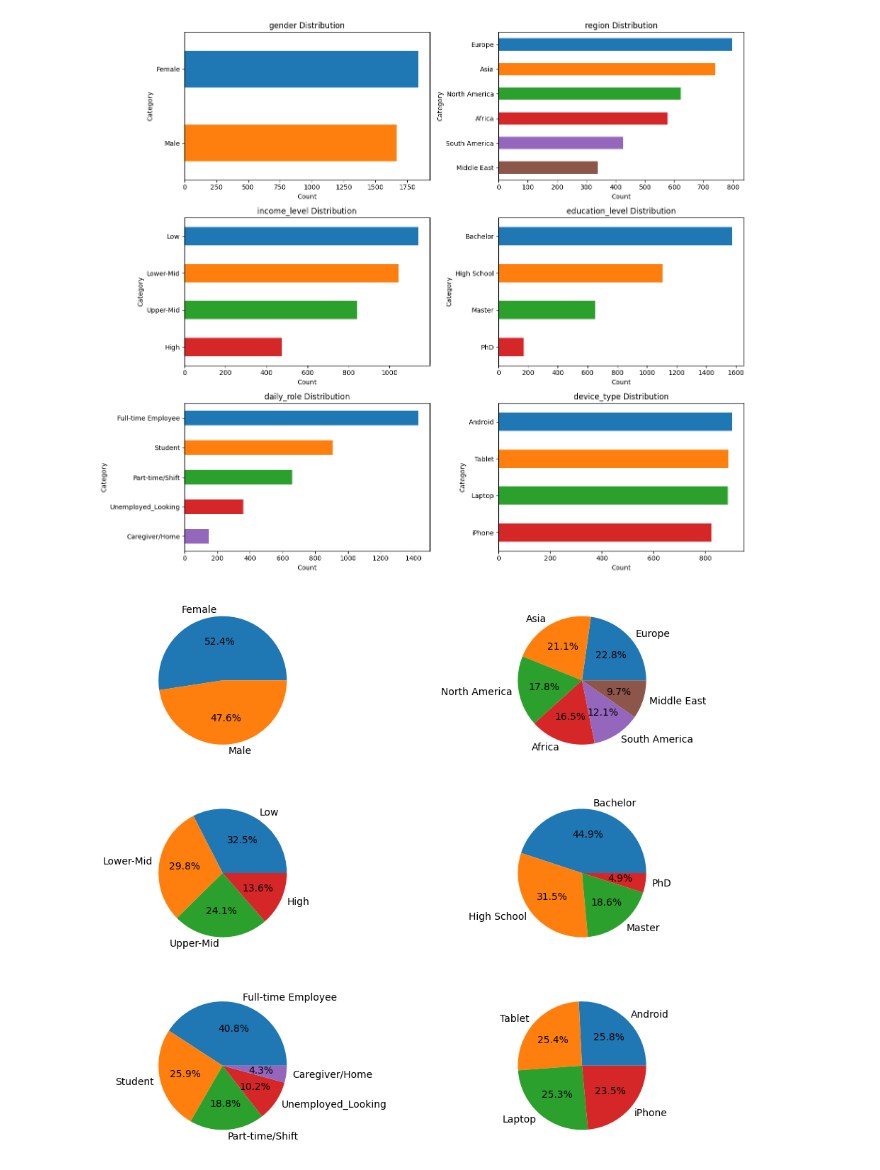
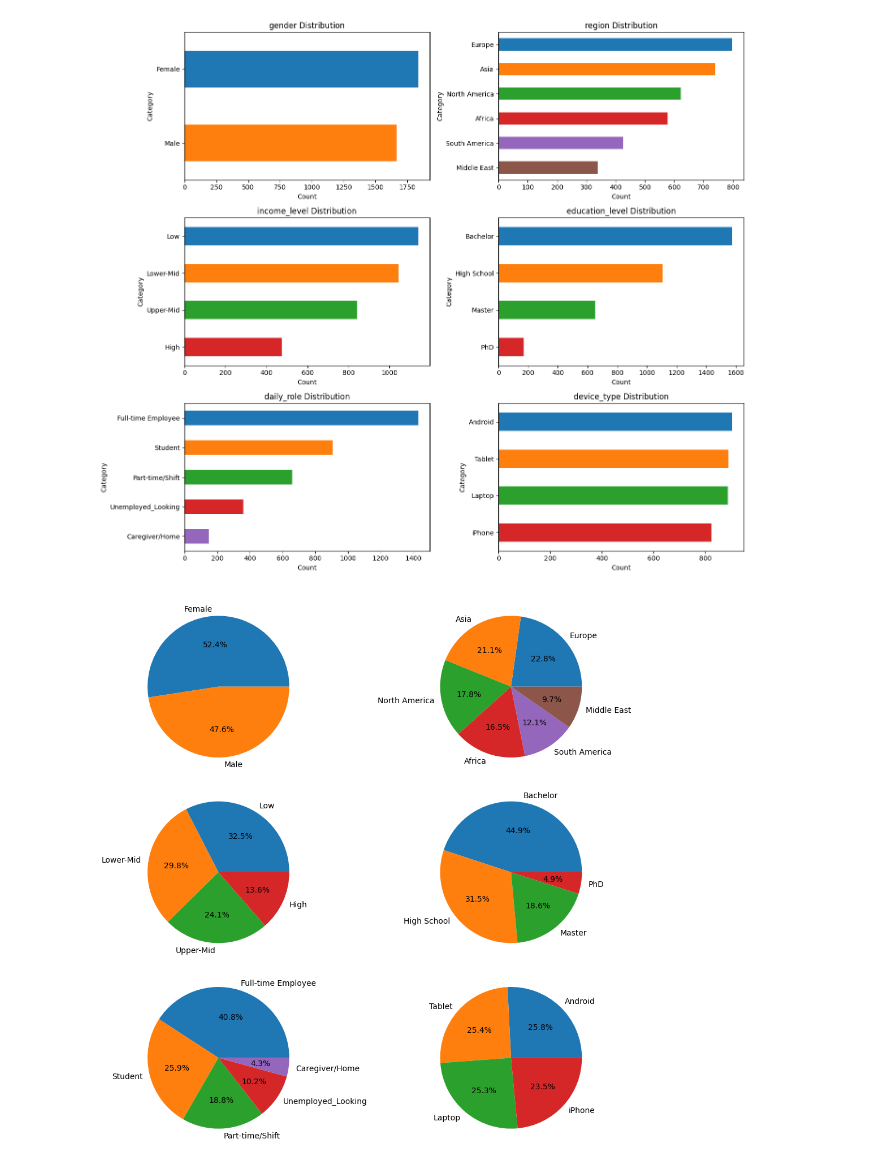
Before and after one commit to debjit11/Mental-Health-Prediction, a Jupyter notebook: main.ipynb, the cells around one changed output. Drawn from its saved outputs; the diff is of its cells as text; code cells hidden in the pictures.

```diff
--- a/main.ipynb
+++ b/main.ipynb
@@ -170,17 +170,18 @@ plt.show()
 # %%
 
 cols = ['gender', 'region', 'income_level',
         'education_level', 'daily_role', 'device_type']
 fig , axes = plt.subplots(3,2,figsize = (12,10))
 axes = axes.flatten()
 for i in range(len(cols)):
     col = cols[i]
 
     categorial_df[col].value_counts().plot(
         kind="pie",
         autopct ='%1.1f%%',
         color=plt.cm.tab10.colors,
         ax=axes[i]
     )
+    plt.tight_layout()
 # %% [output]
-[figure, old version]
+[figure, new version]
```
Also changed, not shown: parts of 5 cells of this notebook, 1 other file.
